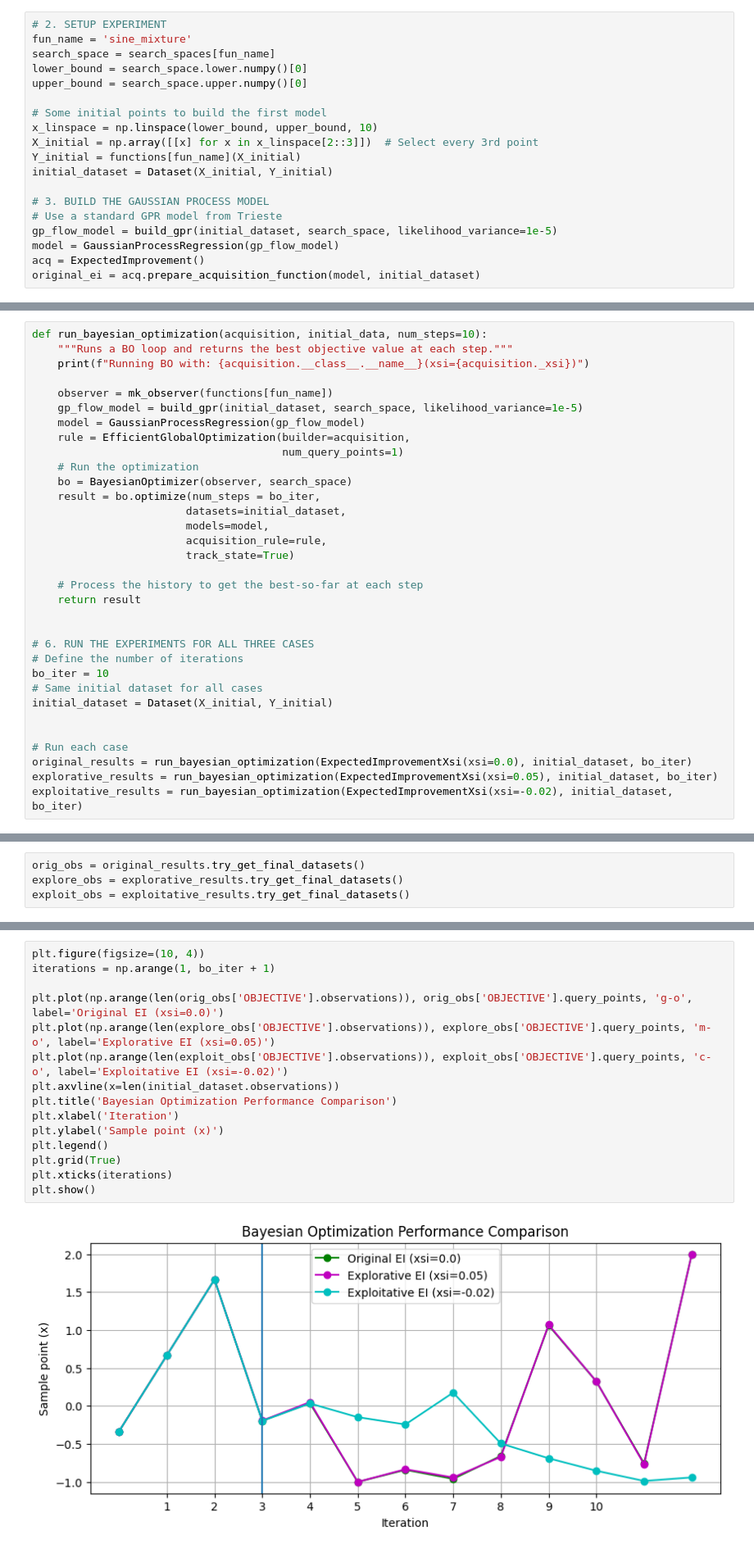
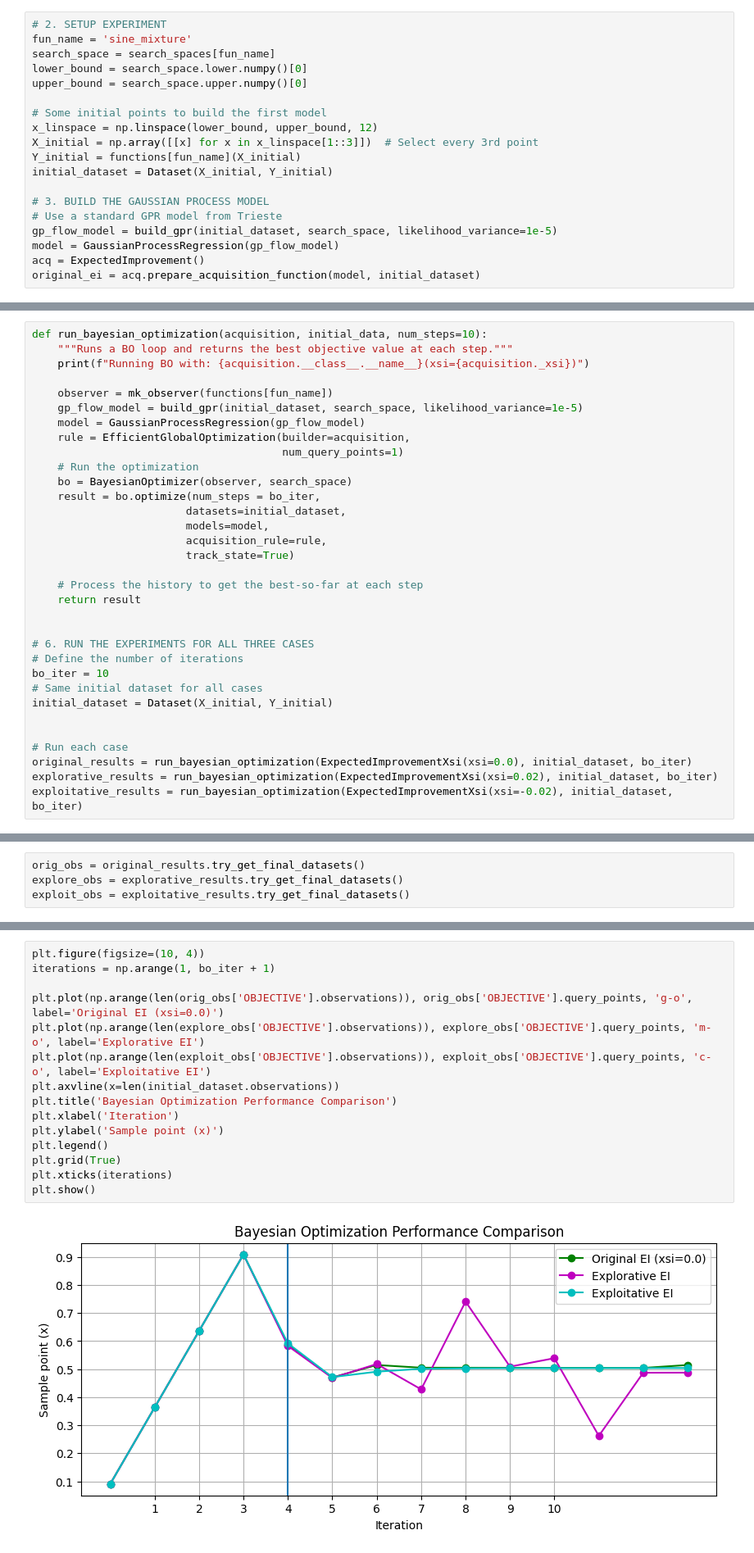
Before and after one commit to predict-idlab/OnlineNeuro, a Jupyter notebook: notebooks/GreedyExpectedImprovement_example.ipynb, the cells around one changed output, grey strips where cells are left out. Shown at 82% size. Saved outputs shown, nothing was run; the diff lists cells and outputs as text.

```diff
--- a/notebooks/GreedyExpectedImprovement_example.ipynb
+++ b/notebooks/GreedyExpectedImprovement_example.ipynb
@@ -78,8 +85,8 @@ lower_bound = search_space.lower.numpy()[0]
 upper_bound = search_space.upper.numpy()[0]
 
 # Some initial points to build the first model
-x_linspace = np.linspace(lower_bound, upper_bound, 10)
-X_initial = np.array([[x] for x in x_linspace[2::3]])  # Select every 3rd point
+x_linspace = np.linspace(lower_bound, upper_bound, 12)
+X_initial = np.array([[x] for x in x_linspace[1::3]])  # Select every 3rd point
 Y_initial = functions[fun_name](X_initial)
 initial_dataset = Dataset(X_initial, Y_initial)
 
@@ -192,7 +198,7 @@ initial_dataset = Dataset(X_initial, Y_initial)
 
 # Run each case
 original_results = run_bayesian_optimization(ExpectedImprovementXsi(xsi=0.0), initial_dataset, bo_iter)
-explorative_results = run_bayesian_optimization(ExpectedImprovementXsi(xsi=0.05), initial_dataset, bo_iter)
+explorative_results = run_bayesian_optimization(ExpectedImprovementXsi(xsi=0.02), initial_dataset, bo_iter)
 exploitative_results = run_bayesian_optimization(ExpectedImprovementXsi(xsi=-0.02), initial_dataset, bo_iter)
 # %% [output]
 Running BO with: ExpectedImprovementXsi(xsi=0.0)
@@ -227,17 +233,17 @@ plt.show()
 # %%
 plt.figure(figsize=(10, 4))
 iterations = np.arange(1, bo_iter + 1)
 
 plt.plot(np.arange(len(orig_obs['OBJECTIVE'].observations)), orig_obs['OBJECTIVE'].query_points, 'g-o', label='Original EI (xsi=0.0)')
-plt.plot(np.arange(len(explore_obs['OBJECTIVE'].observations)), explore_obs['OBJECTIVE'].query_points, 'm-o', label='Explorative EI (xsi=0.05)')
-plt.plot(np.arange(len(exploit_obs['OBJECTIVE'].observations)), exploit_obs['OBJECTIVE'].query_points, 'c-o', label='Exploitative EI (xsi=-0.02)')
+plt.plot(np.arange(len(explore_obs['OBJECTIVE'].observations)), explore_obs['OBJECTIVE'].query_points, 'm-o', label='Explorative EI')
+plt.plot(np.arange(len(exploit_obs['OBJECTIVE'].observations)), exploit_obs['OBJECTIVE'].query_points, 'c-o', label='Exploitative EI')
 plt.axvline(x=len(initial_dataset.observations))
 plt.title('Bayesian Optimization Performance Comparison')
 plt.xlabel('Iteration')
 plt.ylabel('Sample point (x)')
 plt.legend()
 plt.grid(True)
 plt.xticks(iterations)
 plt.show()
 # %% [output]
-[figure, old version]
+[figure, new version]
```
Also changed, not shown: parts of 13 cells of this notebook.
